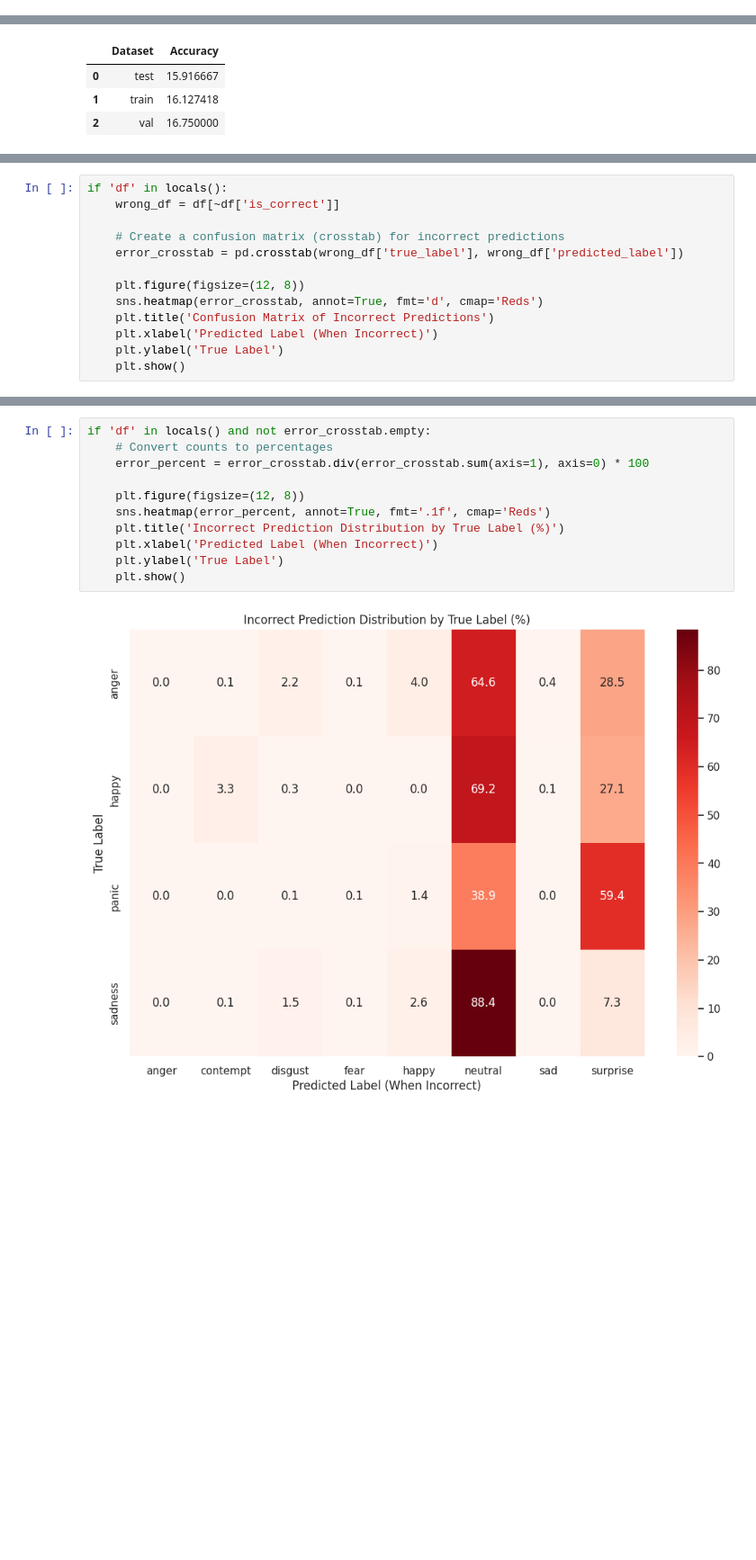
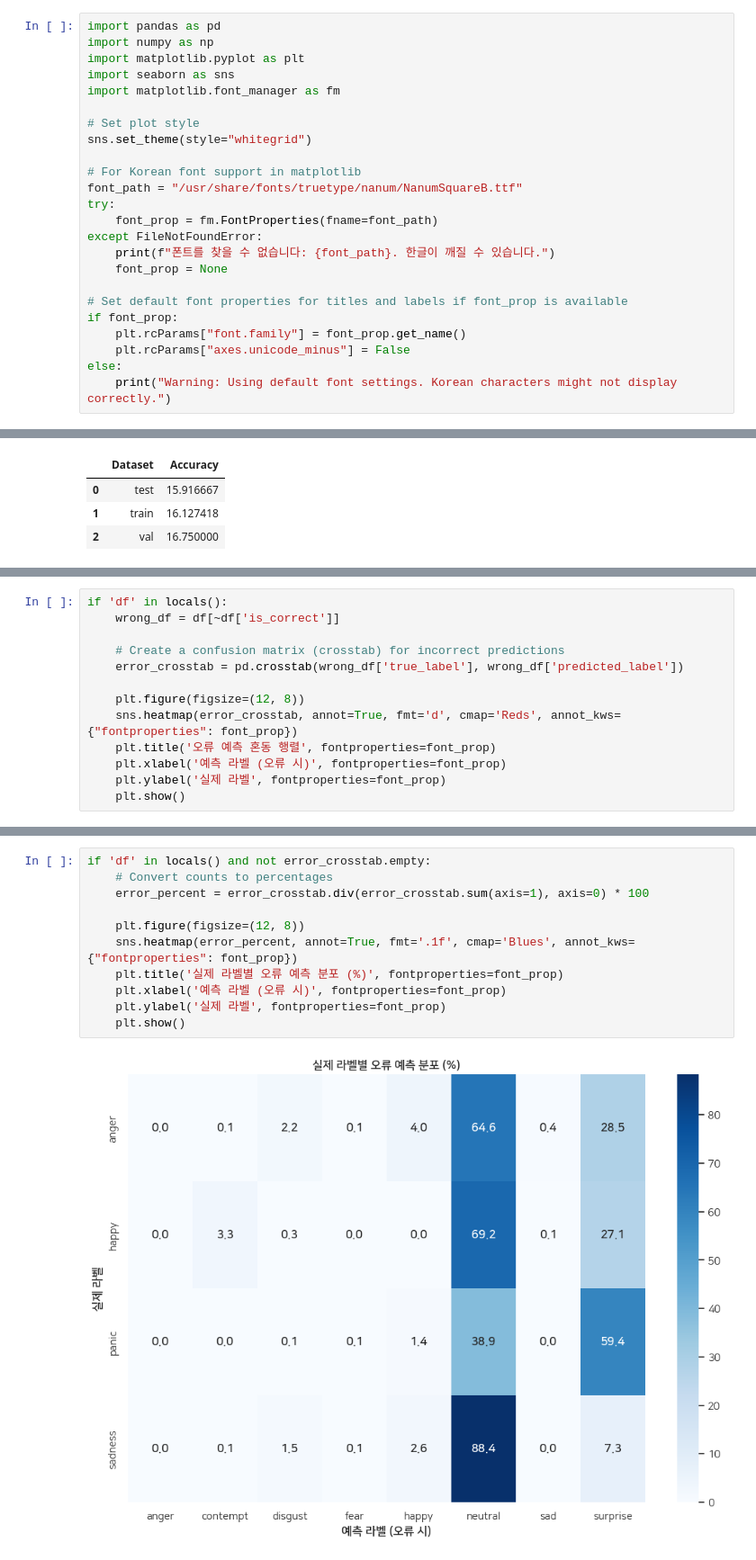
Before and after one commit to json-han/dys_AI_FER, a Jupyter notebook: 03_analyze_prediction_results.ipynb, the cells around one changed output, grey strips where cells are left out. Shown at 90% size. Cells and saved outputs as stored; diff of their text form; blank space fills up the shorter version.

```diff
--- a/03_analyze_prediction_results.ipynb
+++ b/03_analyze_prediction_results.ipynb
@@ -21,0 +14,24 @@ sns.set_theme(style="whitegrid")
+# %%
+import pandas as pd
+import numpy as np
+import matplotlib.pyplot as plt
+import seaborn as sns
+import matplotlib.font_manager as fm
+
+# Set plot style
+sns.set_theme(style="whitegrid")
+
+# For Korean font support in matplotlib
+font_path = "/usr/share/fonts/truetype/nanum/NanumSquareB.ttf"
+try:
+    font_prop = fm.FontProperties(fname=font_path)
+except FileNotFoundError:
+    print(f"폰트를 찾을 수 없습니다: {font_path}. 한글이 깨질 수 있습니다.")
+    font_prop = None
+
+# Set default font properties for titles and labels if font_prop is available
+if font_prop:
+    plt.rcParams["font.family"] = font_prop.get_name()
+    plt.rcParams["axes.unicode_minus"] = False
+else:
+    print("Warning: Using default font settings. Korean characters might not display correctly.")
@@ -75,9 +117,9 @@ if 'df' in locals():
     error_crosstab = pd.crosstab(wrong_df['true_label'], wrong_df['predicted_label'])
 
     plt.figure(figsize=(12, 8))
-    sns.heatmap(error_crosstab, annot=True, fmt='d', cmap='Reds')
-    plt.title('Confusion Matrix of Incorrect Predictions')
-    plt.xlabel('Predicted Label (When Incorrect)')
-    plt.ylabel('True Label')
+    sns.heatmap(error_crosstab, annot=True, fmt='d', cmap='Reds', annot_kws={"fontproperties": font_prop})
+    plt.title('오류 예측 혼동 행렬', fontproperties=font_prop)
+    plt.xlabel('예측 라벨 (오류 시)', fontproperties=font_prop)
+    plt.ylabel('실제 라벨', fontproperties=font_prop)
     plt.show()
 # %% [output]
@@ -88,13 +130,13 @@ For each true emotion, what were the most common incorrect predictions?
 # %%
 if 'df' in locals() and not error_crosstab.empty:
     # Convert counts to percentages
     error_percent = error_crosstab.div(error_crosstab.sum(axis=1), axis=0) * 100
 
     plt.figure(figsize=(12, 8))
-    sns.heatmap(error_percent, annot=True, fmt='.1f', cmap='Reds')
-    plt.title('Incorrect Prediction Distribution by True Label (%)')
-    plt.xlabel('Predicted Label (When Incorrect)')
-    plt.ylabel('True Label')
+    sns.heatmap(error_percent, annot=True, fmt='.1f', cmap='Blues', annot_kws={"fontproperties": font_prop})
+    plt.title('실제 라벨별 오류 예측 분포 (%)', fontproperties=font_prop)
+    plt.xlabel('예측 라벨 (오류 시)', fontproperties=font_prop)
+    plt.ylabel('실제 라벨', fontproperties=font_prop)
     plt.show()
 # %% [output]
-[figure, old version]
+[figure, new version]
```
Also changed, not shown: parts of 18 cells of this notebook, 1 other file.
